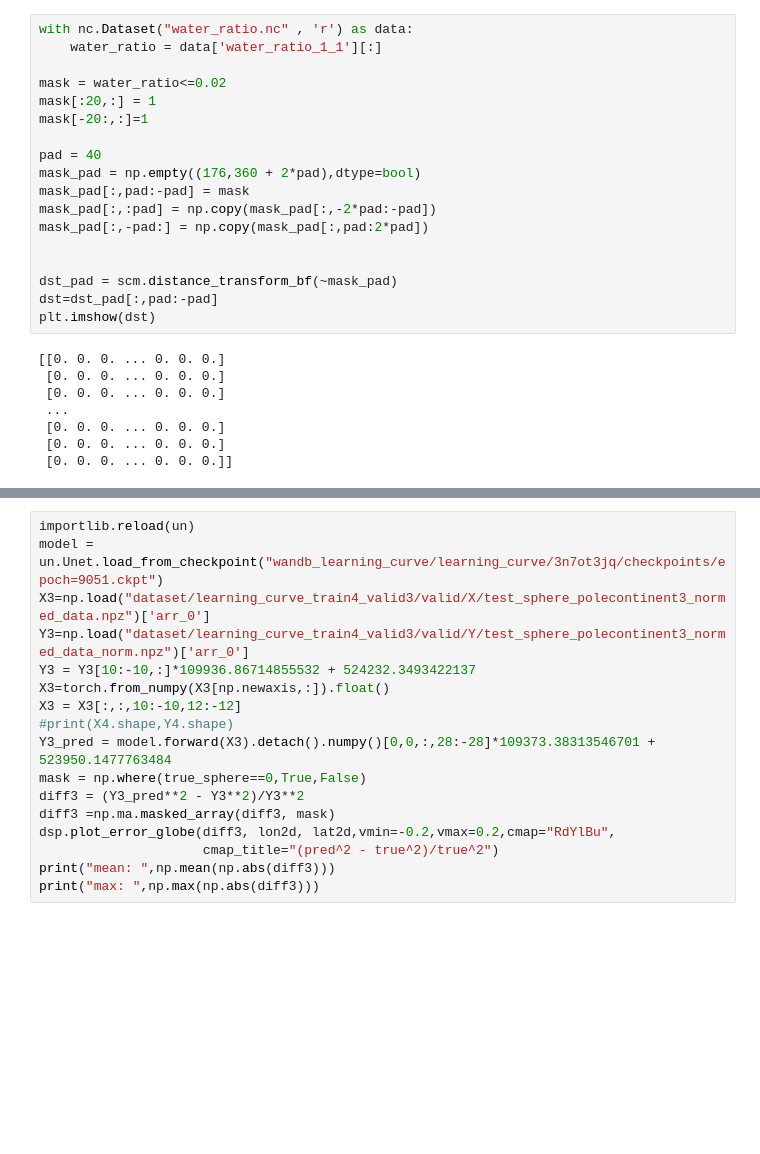
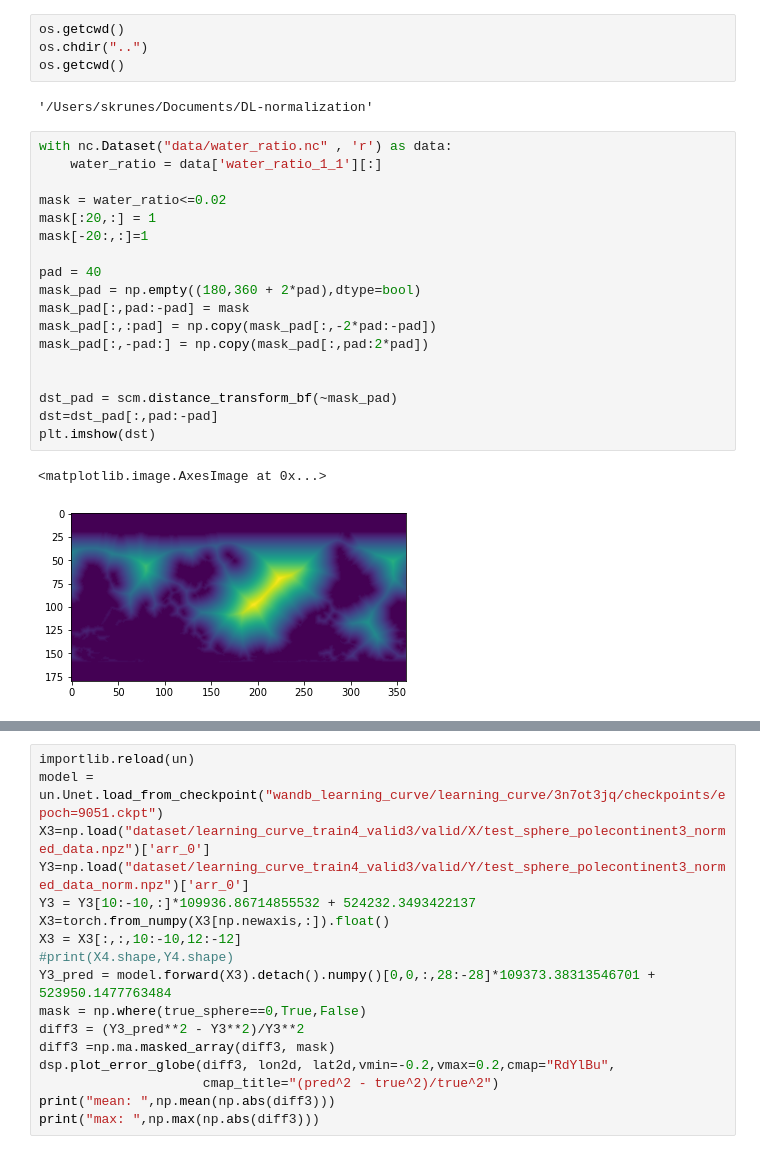
Before and after one commit to FolkeKS/DL-normalization, a Jupyter notebook: notebooks/plot_results.ipynb, the cells around one changed output, grey strips where cells are left out. Drawn from its saved outputs; the diff is of its cells as text; blank space fills up the shorter version.

```diff
--- a/notebooks/plot_results.ipynb
+++ b/notebooks/plot_results.ipynb
@@ -19,27 +18,28 @@ importlib.reload(dsp)
+# %%
+os.getcwd()
+os.chdir("..")
+os.getcwd()
+# %% [output]
+'/Users/skrunes/Documents/DL-normalization'
 # %%
-with nc.Dataset("water_ratio.nc" , 'r') as data:
+with nc.Dataset("data/water_ratio.nc" , 'r') as data:
     water_ratio = data['water_ratio_1_1'][:]
 
 mask = water_ratio<=0.02
 mask[:20,:] = 1
 mask[-20:,:]=1
 
 pad = 40
-mask_pad = np.empty((176,360 + 2*pad),dtype=bool)
+mask_pad = np.empty((180,360 + 2*pad),dtype=bool)
 mask_pad[:,pad:-pad] = mask
 mask_pad[:,:pad] = np.copy(mask_pad[:,-2*pad:-pad])
 mask_pad[:,-pad:] = np.copy(mask_pad[:,pad:2*pad])
 
 
 dst_pad = scm.distance_transform_bf(~mask_pad)
 dst=dst_pad[:,pad:-pad]
 plt.imshow(dst)
 # %% [output]
-[[0. 0. 0. ... 0. 0. 0.]
- [0. 0. 0. ... 0. 0. 0.]
- [0. 0. 0. ... 0. 0. 0.]
- ...
- [0. 0. 0. ... 0. 0. 0.]
- [0. 0. 0. ... 0. 0. 0.]
- [0. 0. 0. ... 0. 0. 0.]]
+<matplotlib.image.AxesImage at 0x...>
+[figure, added]
 # %%
```
Also changed, not shown: parts of 7 cells of this notebook, 9 other files.
